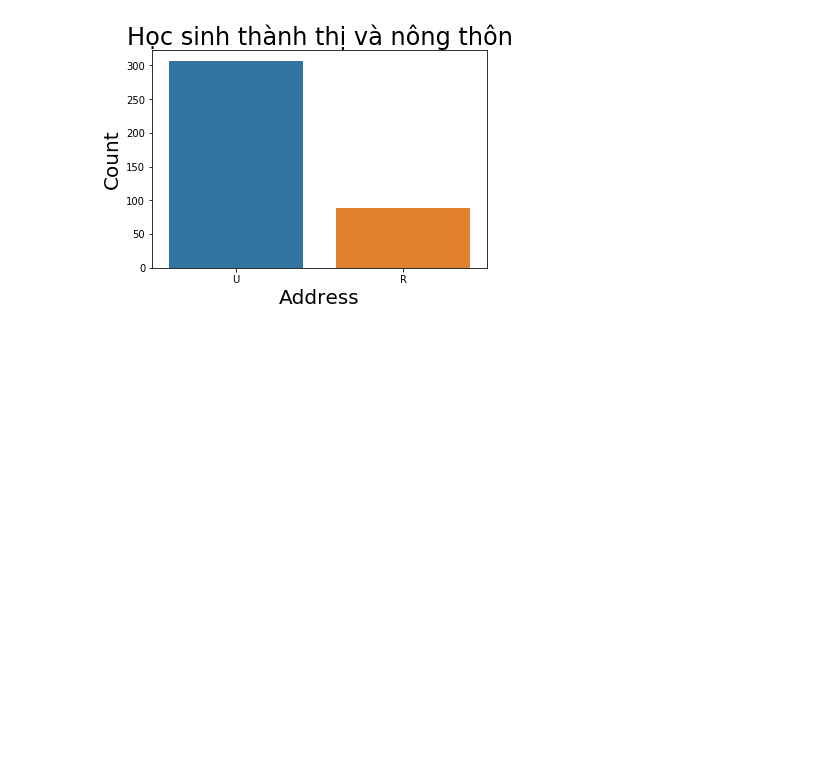
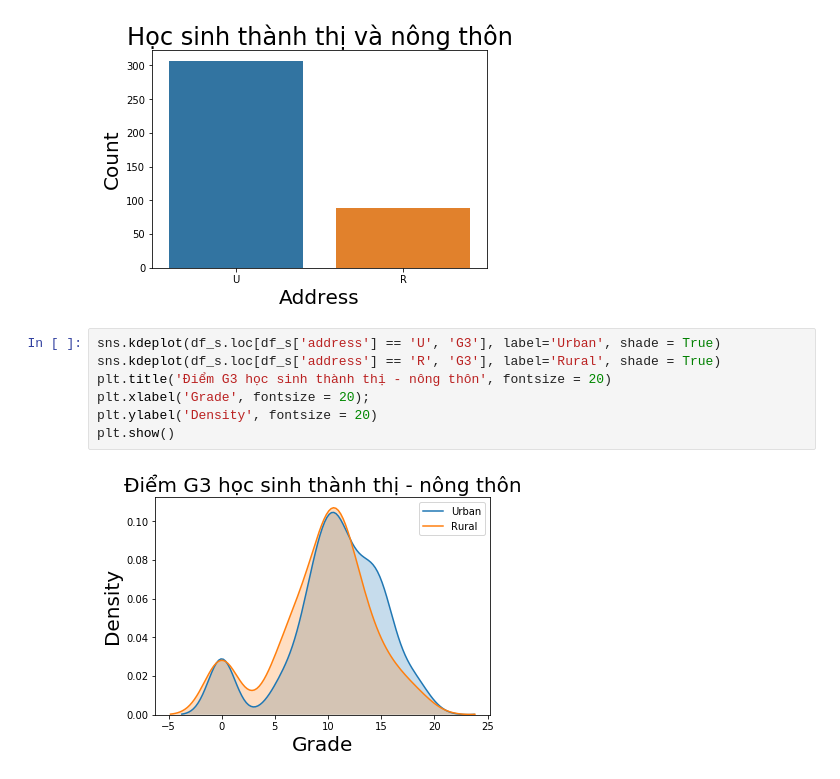
Before and after one commit to bason1999qn/Predict_Student_Performance, a Jupyter notebook: 1712732-ThaiBaSon.ipynb, the cells around one changed output. Drawn from its saved outputs; the diff is of its cells as text; blank space fills up the shorter version.

```diff
--- a/1712732-ThaiBaSon.ipynb
+++ b/1712732-ThaiBaSon.ipynb
@@ -242,3 +242,12 @@ c_3.set_ylabel('Count', fontsize = 20)
 plt.show()
 # %% [output]
 [figure]
+# %%
+sns.kdeplot(df_s.loc[df_s['address'] == 'U', 'G3'], label='Urban', shade = True)
+sns.kdeplot(df_s.loc[df_s['address'] == 'R', 'G3'], label='Rural', shade = True)
+plt.title('Điểm G3 học sinh thành thị - nông thôn', fontsize = 20)
+plt.xlabel('Grade', fontsize = 20);
+plt.ylabel('Density', fontsize = 20)
+plt.show()
+# %% [output]
+[figure, added]
```
Also changed, not shown: parts of 7 cells of this notebook.
